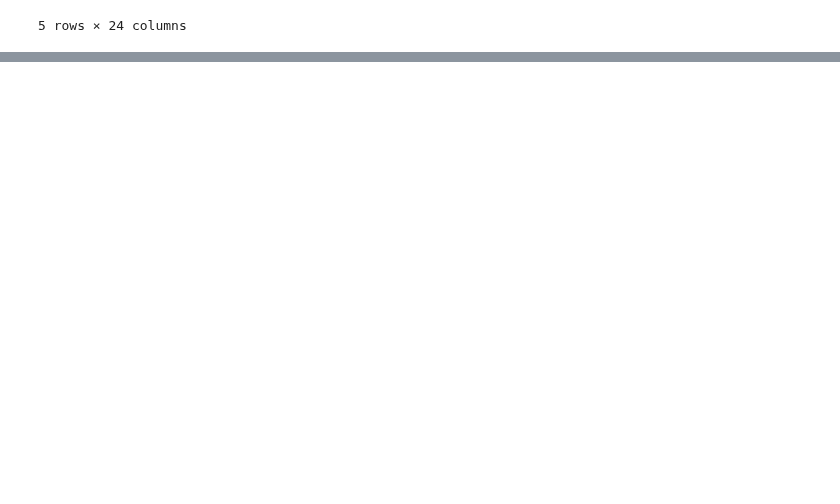
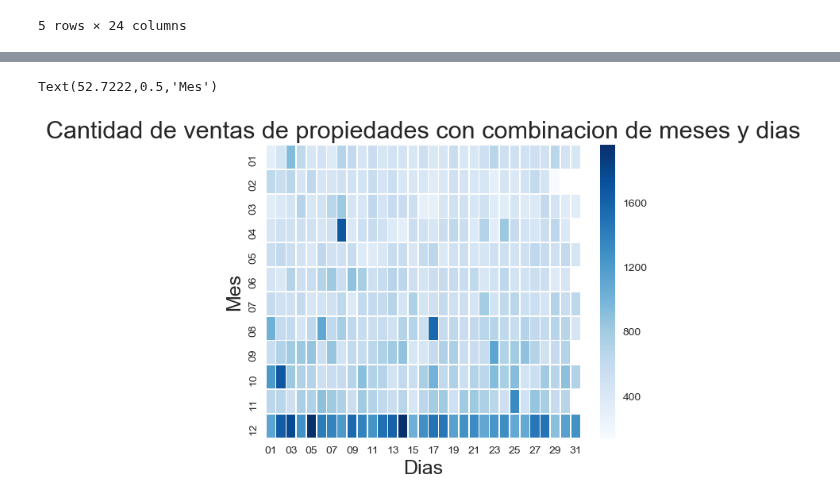
Before and after one commit to Alaneta/Datacones, a Jupyter notebook: TP1_2c2019.ipynb, the cells around one changed output, grey strips where cells are left out. Drawn from its saved outputs; the diff is of its cells as text; code cells hidden in the pictures; blank space fills up the shorter version.

```diff
--- a/TP1_2c2019.ipynb
+++ b/TP1_2c2019.ipynb
@@ -112,0 +164,12 @@ train_optimized.head(5)
+# %%
+t1 = train_optimized
+for_heatmap = t1.pivot_table(index='mes', columns='dia', values='tipodepropiedad', aggfunc='sum')
+# %%
+# Cantidad de ventas de propiedades por dias de cada mes
+g = sns.heatmap(for_heatmap, linewidths=.5, cmap="Blues") # annot=True
+g.set_title("Cantidad de ventas de propiedades con combinacion de meses y dias", fontsize=22)
+g.set_xlabel("Dias",fontsize=18)
+g.set_ylabel("Mes", fontsize=18)
+# %% [output]
+Text(52.7222,0.5,'Mes')
+[figure, added]
```
Also changed, not shown: parts of 6 cells of this notebook.
